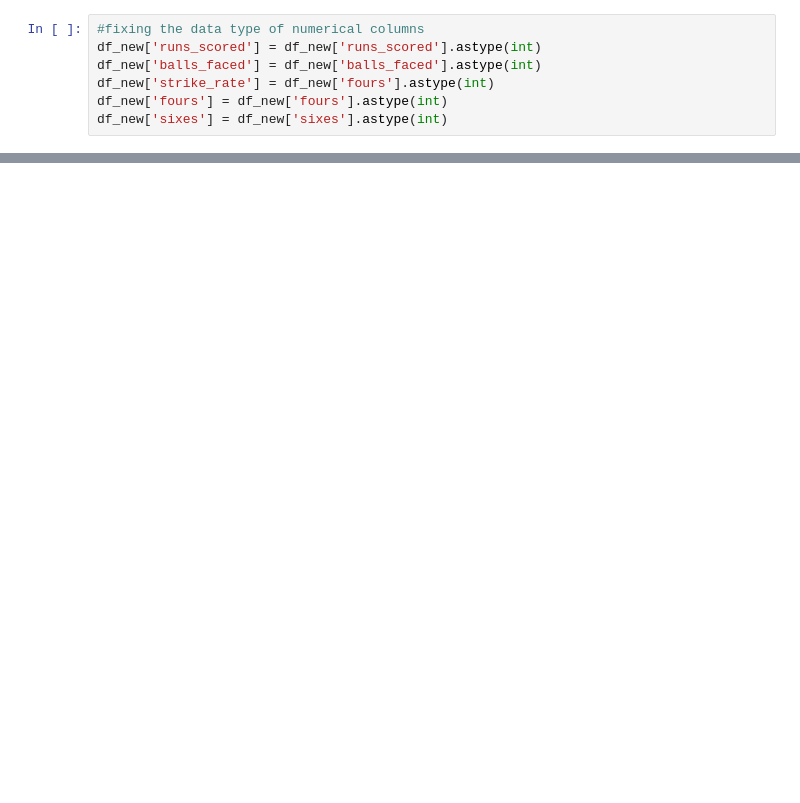
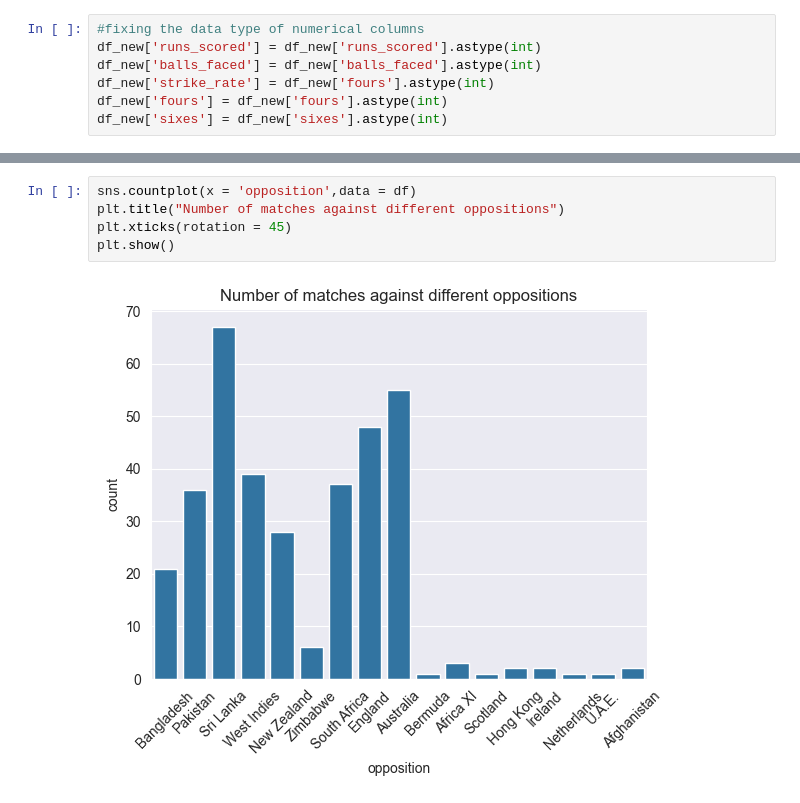
Before and after one commit to gpgaikwad576/DAIAugust2025, a Jupyter notebook: DA/Pankaj/day3/practice.ipynb, the cells around one changed output, grey strips where cells are left out. Cells and saved outputs as stored; diff of their text form; blank space fills up the shorter version.

```diff
--- a/DA/Pankaj/day3/practice.ipynb
+++ b/DA/Pankaj/day3/practice.ipynb
@@ -147,0 +171,7 @@ df_new['sixes'] = df_new['sixes'].astype(int)
+# %%
+sns.countplot(x = 'opposition',data = df)
+plt.title("Number of matches against different oppositions")
+plt.xticks(rotation = 45)
+plt.show()
+# %% [output]
+[figure, added]
```
Also changed, not shown: parts of 9 cells of this notebook, 5 other files.
